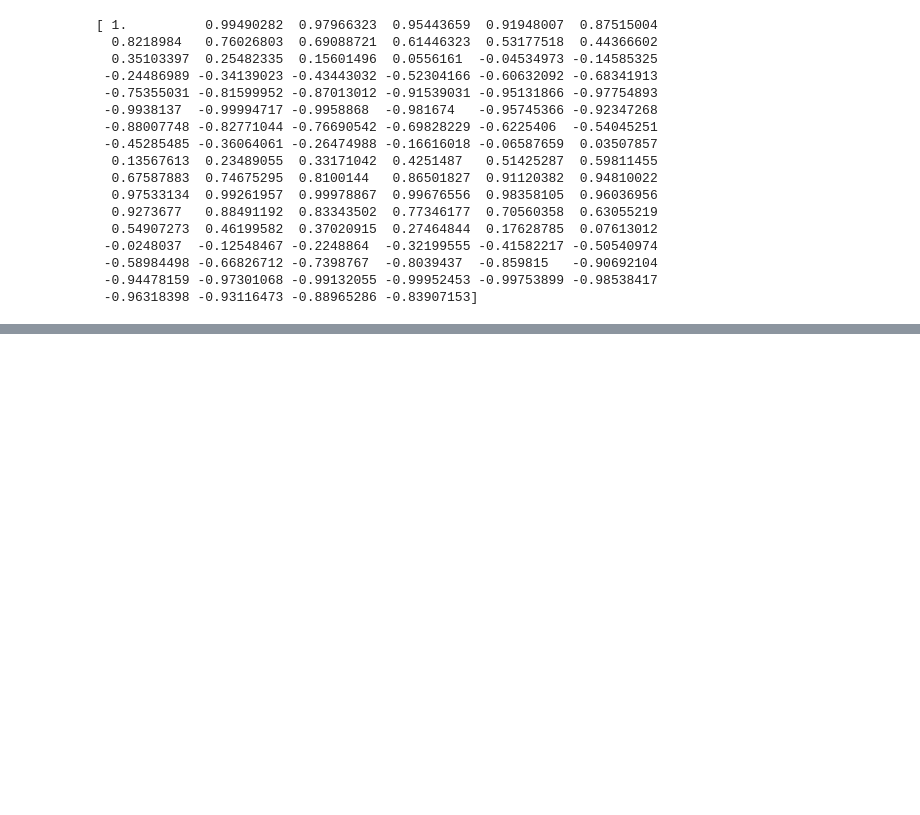
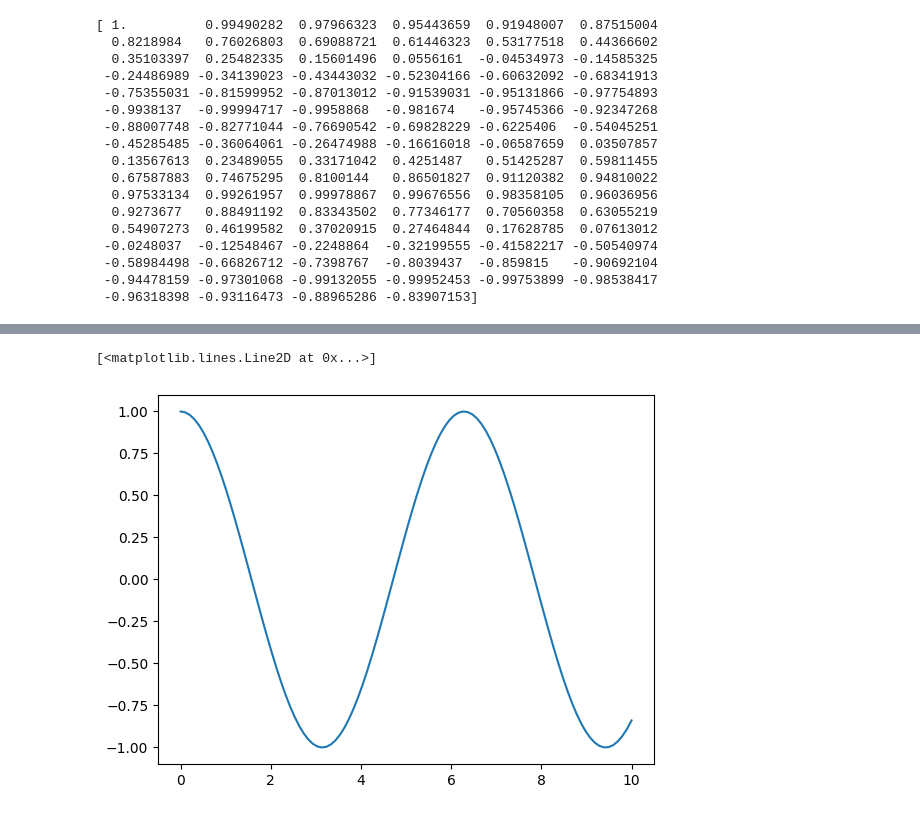
Before and after one commit to sushilsahoo06/Pytorch, a Jupyter notebook: Matplotib.ipynb, the cells around one changed output, grey strips where cells are left out. Cells and saved outputs as stored; diff of their text form; code cells hidden in the pictures; blank space fills up the shorter version.

```diff
--- a/Matplotib.ipynb
+++ b/Matplotib.ipynb
@@ -73,0 +83,7 @@ print(z)
+# %%
+#cosin wave
+plt.plot(x,z)
+plt.show()
+# %% [output]
+[<matplotlib.lines.Line2D at 0x...>]
+[figure, added]
```
Also changed, not shown: parts of 9 cells of this notebook.
